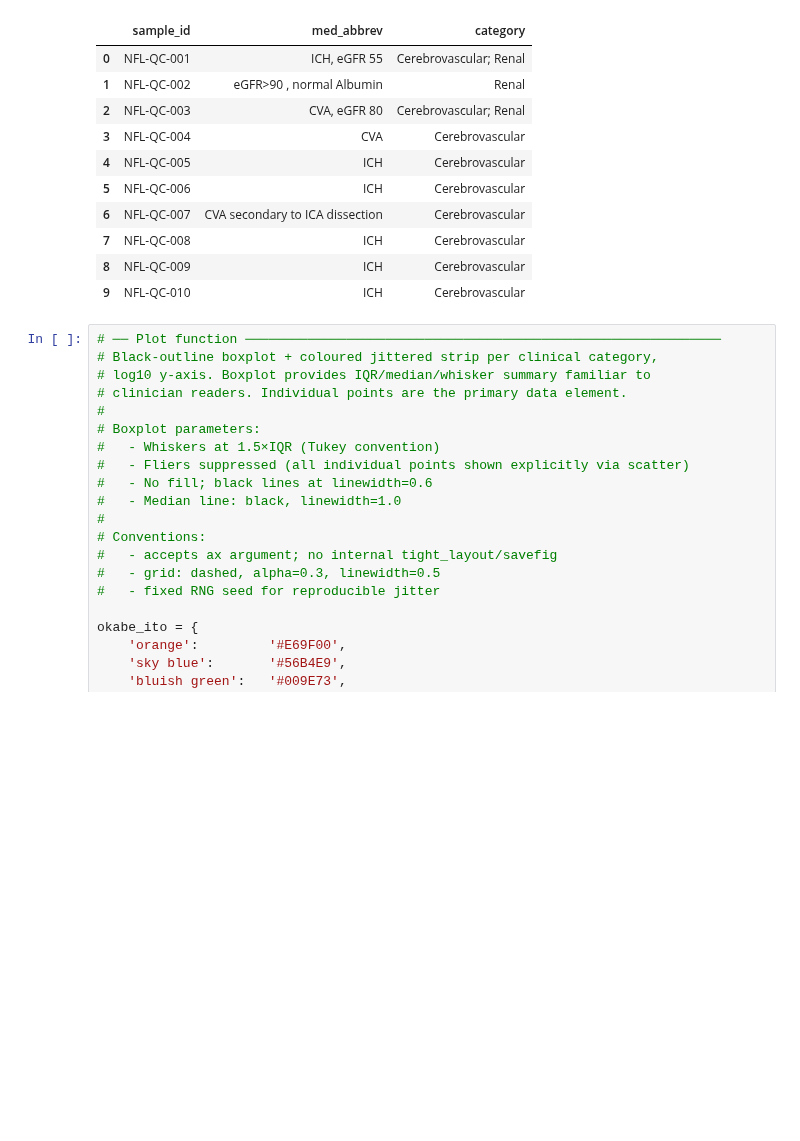
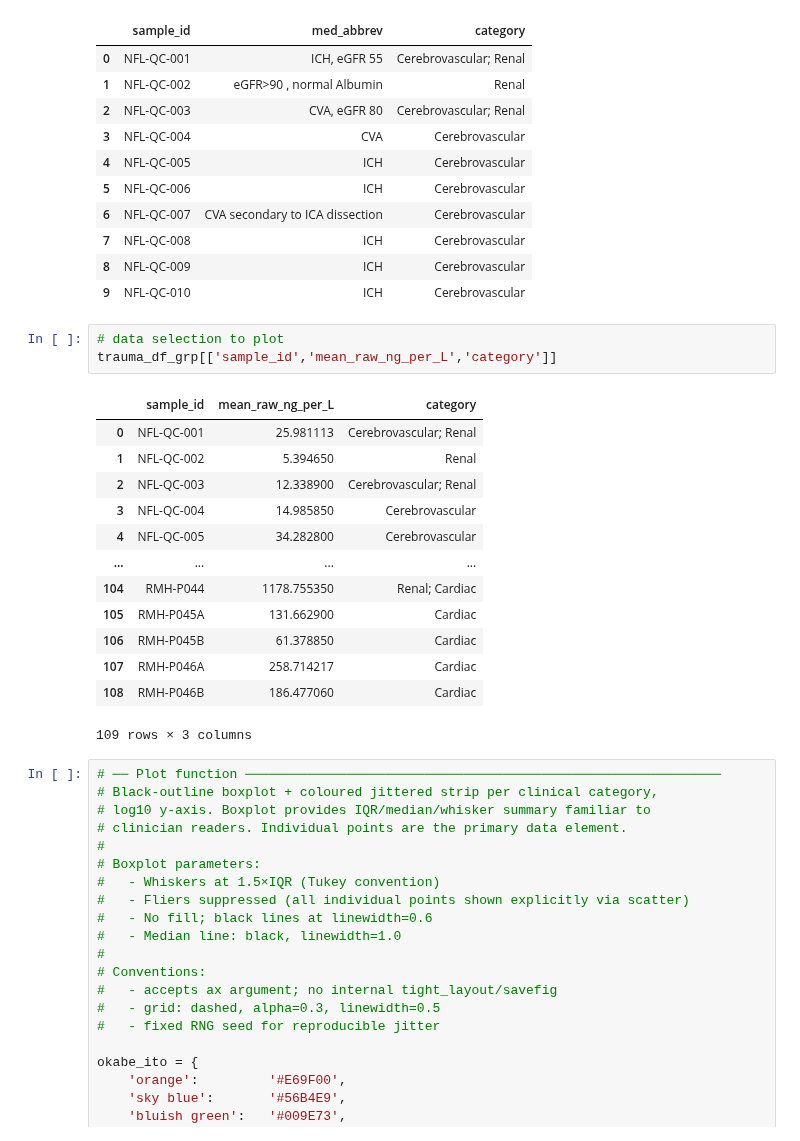
Before and after one commit to jeffsmith8/NfL-iPLA-paper, a Jupyter notebook: NfL-iPLA_trauma/NfL-iPLA_Trauma.ipynb, the cells around one changed output. Saved outputs shown, nothing was run; the diff lists cells and outputs as text; blank space fills up the shorter version.

Commit message:
updated plot

```diff
--- a/NfL-iPLA_trauma/NfL-iPLA_Trauma.ipynb
+++ b/NfL-iPLA_trauma/NfL-iPLA_Trauma.ipynb
@@ -228,6 +228,23 @@ trauma_df_grp[['sample_id', 'med_abbrev', 'category']].head(10)
 | 7 | NFL-QC-008 | ICH | Cerebrovascular |
 | 8 | NFL-QC-009 | ICH | Cerebrovascular |
 | 9 | NFL-QC-010 | ICH | Cerebrovascular |
+# %%
+# data selection to plot
+trauma_df_grp[['sample_id','mean_raw_ng_per_L','category']]
+# %% [output]
+|  | sample_id | mean_raw_ng_per_L | category |
+| 0 | NFL-QC-001 | 25.981113 | Cerebrovascular; Renal |
+| 1 | NFL-QC-002 | 5.394650 | Renal |
+| 2 | NFL-QC-003 | 12.338900 | Cerebrovascular; Renal |
+| 3 | NFL-QC-004 | 14.985850 | Cerebrovascular |
+| 4 | NFL-QC-005 | 34.282800 | Cerebrovascular |
+| ... | ... | ... | ... |
+| 104 | RMH-P044 | 1178.755350 | Renal; Cardiac |
+| 105 | RMH-P045A | 131.662900 | Cardiac |
+| 106 | RMH-P045B | 61.378850 | Cardiac |
+| 107 | RMH-P046A | 258.714217 | Cardiac |
+| 108 | RMH-P046B | 186.477060 | Cardiac |
+109 rows × 3 columns
 # %%
 # ── Plot function ─────────────────────────────────────────────────────────────
 # Black-outline boxplot + coloured jittered strip per clinical category,
```
Also changed, not shown: parts of 1 cell of this notebook.
